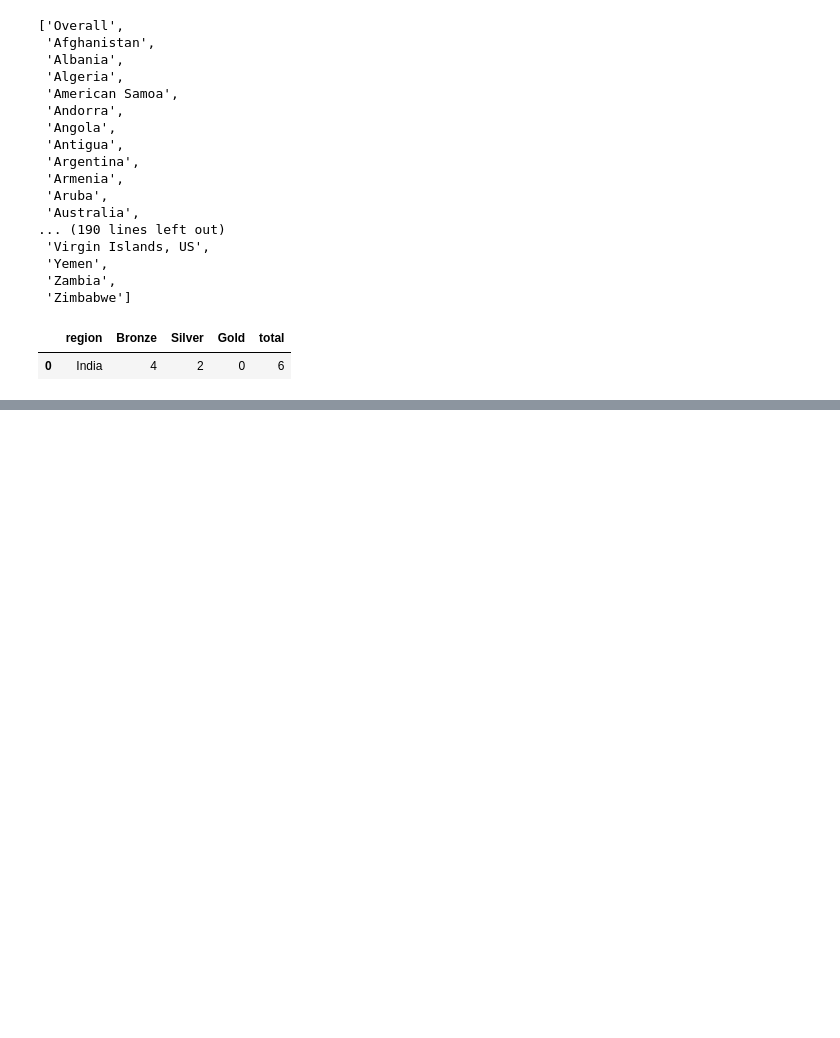
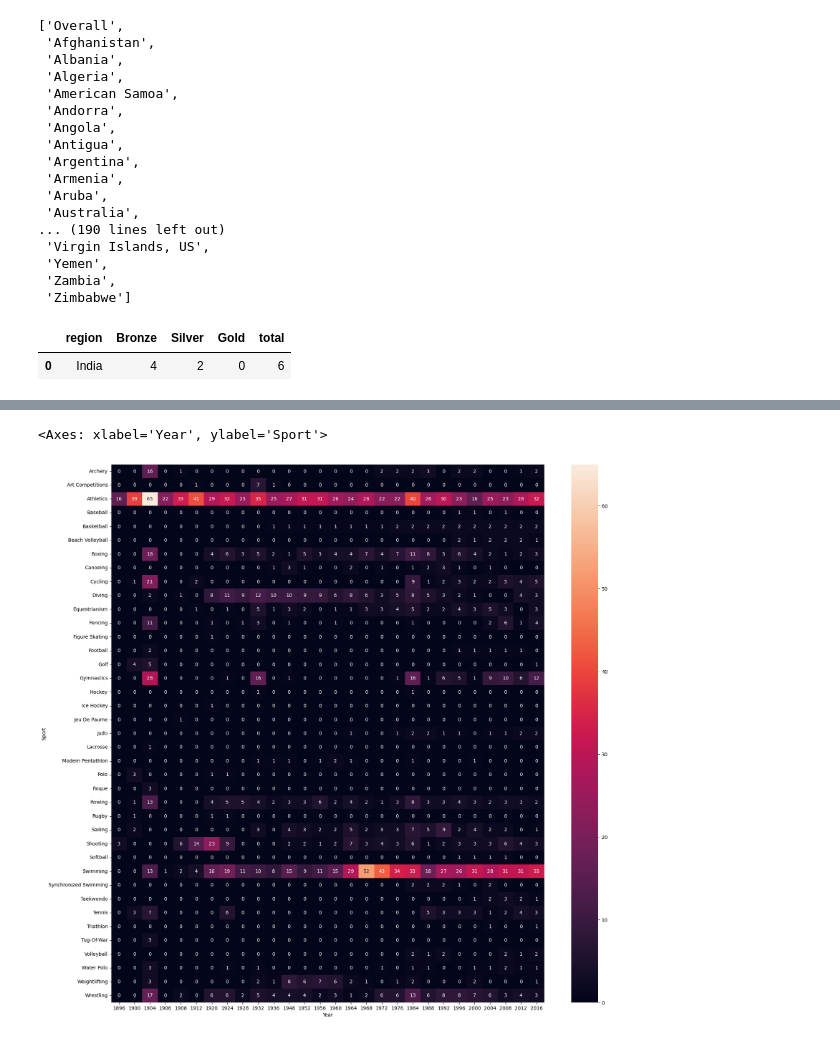
Before and after one commit to DhruvalBhuva/Olympic-data-analysis, a Jupyter notebook: research/notebook.ipynb, the cells around one changed output, grey strips where cells are left out. Cells and saved outputs as stored; diff of their text form; code cells hidden in the pictures; blank space fills up the shorter version.

```diff
--- a/research/notebook.ipynb
+++ b/research/notebook.ipynb
@@ -288,0 +464,14 @@ Overall Analysis
+# %%
+# Heatmap for showing the number of medals won by each country in each year
+
+def country_yearwise_medal_tally_overyear(df, county):
+    temp_df = df.dropna(subset=["Medal"]).drop_duplicates(subset=[
+        "Team", "NOC", "Games", "Year", "City", "Sport", "Event", "Medal"])
+    temp_df = temp_df[temp_df["region"] == county]
+
+    return temp_df
+
+
+country_yearwise_medal_tally_overyear = country_yearwise_medal_tally_overyear(
+    df, "USA")
+country_yearwise_medal_tally_overyear
@@ -288,0 +492,9 @@ Overall Analysis
+# %%
+country_yearwise_medal_tally_overyear.pivot_table(
+    index="Sport", columns="Year", aggfunc="count", values="Medal").fillna(0).astype(int)
+plt.figure(figsize=(20, 20))
+sns.heatmap(country_yearwise_medal_tally_overyear.pivot_table(
+    index="Sport", columns="Year", values="Medal", aggfunc="count").fillna(0).astype(int), annot=True)
+# %% [output]
+<Axes: xlabel='Year', ylabel='Sport'>
+[figure, added]
```
Also changed, not shown: parts of 15 cells of this notebook, 2 other files.
